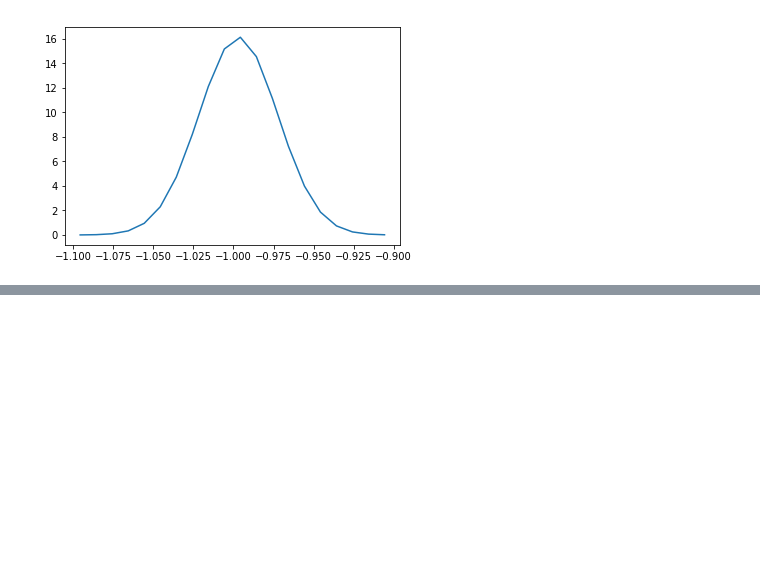
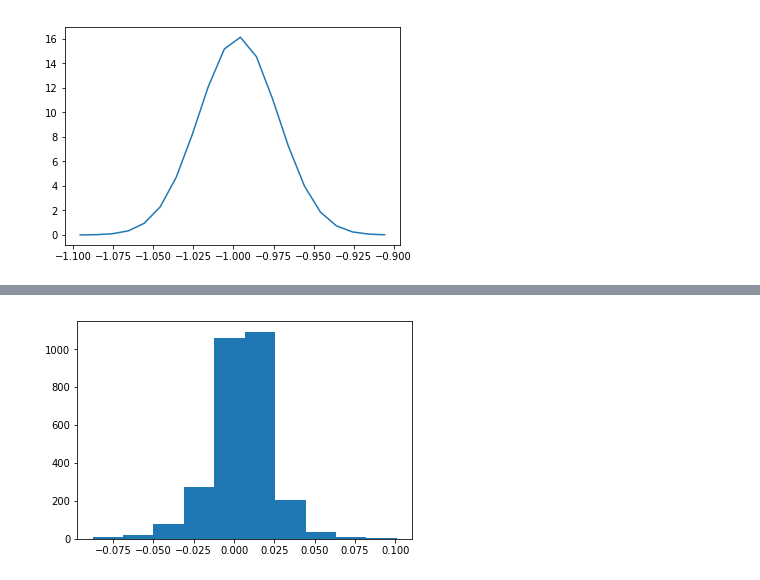
Before and after one commit to soyaoki/Analysis-of-Acceleration, a Jupyter notebook: anayze_all.ipynb, the cells around one changed output, grey strips where cells are left out. Cells and saved outputs as stored; diff of their text form; code cells hidden in the pictures; blank space fills up the shorter version.

```diff
--- a/anayze_all.ipynb
+++ b/anayze_all.ipynb
@@ -123,0 +185,10 @@ plt.plot(X_nd,Y_nd)
+# %%
+ave = mean(X)
+sigma = stdev(X)
+X_nd = np.arange(ave-4*sigma,ave+4*sigma,0.01)
+Y_nd = norm.pdf(X_nd,ave,sigma)
+plt.figure()
+plt.hist(X)
+plt.show()
+# %% [output]
+[figure, added]
```
Also changed, not shown: parts of 20 cells of this notebook.
